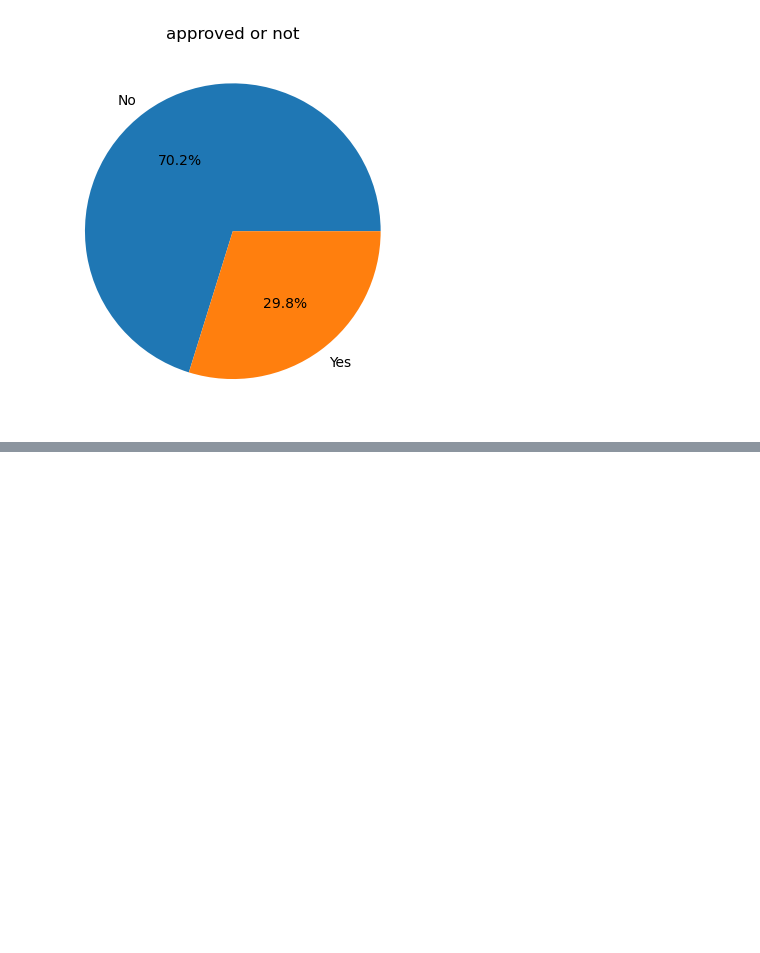
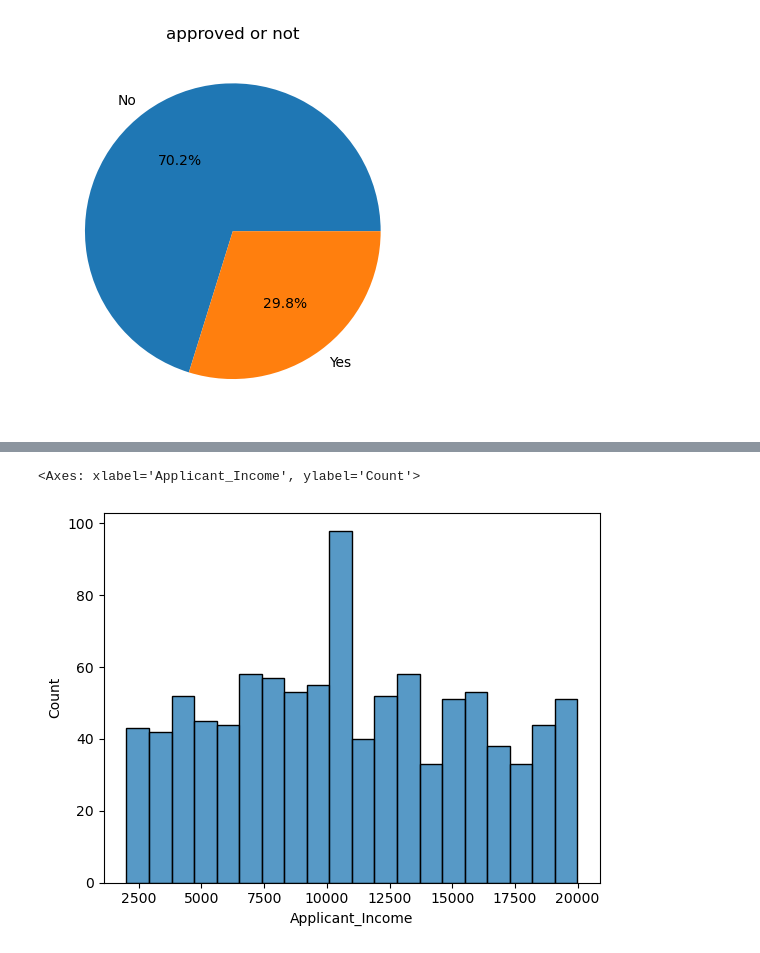
Before and after one commit to Aman-8343/Machine_Learning, a Jupyter notebook: Supervised_ML/Minor Project/Loan_approval_system.ipynb, the cells around one changed output, grey strips where cells are left out. Saved outputs shown, nothing was run; the diff lists cells and outputs as text; code cells hidden in the pictures; blank space fills up the shorter version.

```diff
--- a/Supervised_ML/Minor Project/Loan_approval_system.ipynb
+++ b/Supervised_ML/Minor Project/Loan_approval_system.ipynb
@@ -85,0 +86,11 @@ ax.bar_label
+# %%
+# analyze income
+
+sns.histplot(
+    data = df,
+    x = "Applicant_Income",
+    bins=20
+)
+# %% [output]
+<Axes: xlabel='Applicant_Income', ylabel='Count'>
+[figure, added]
```
Also changed, not shown: parts of 1 cell of this notebook.
